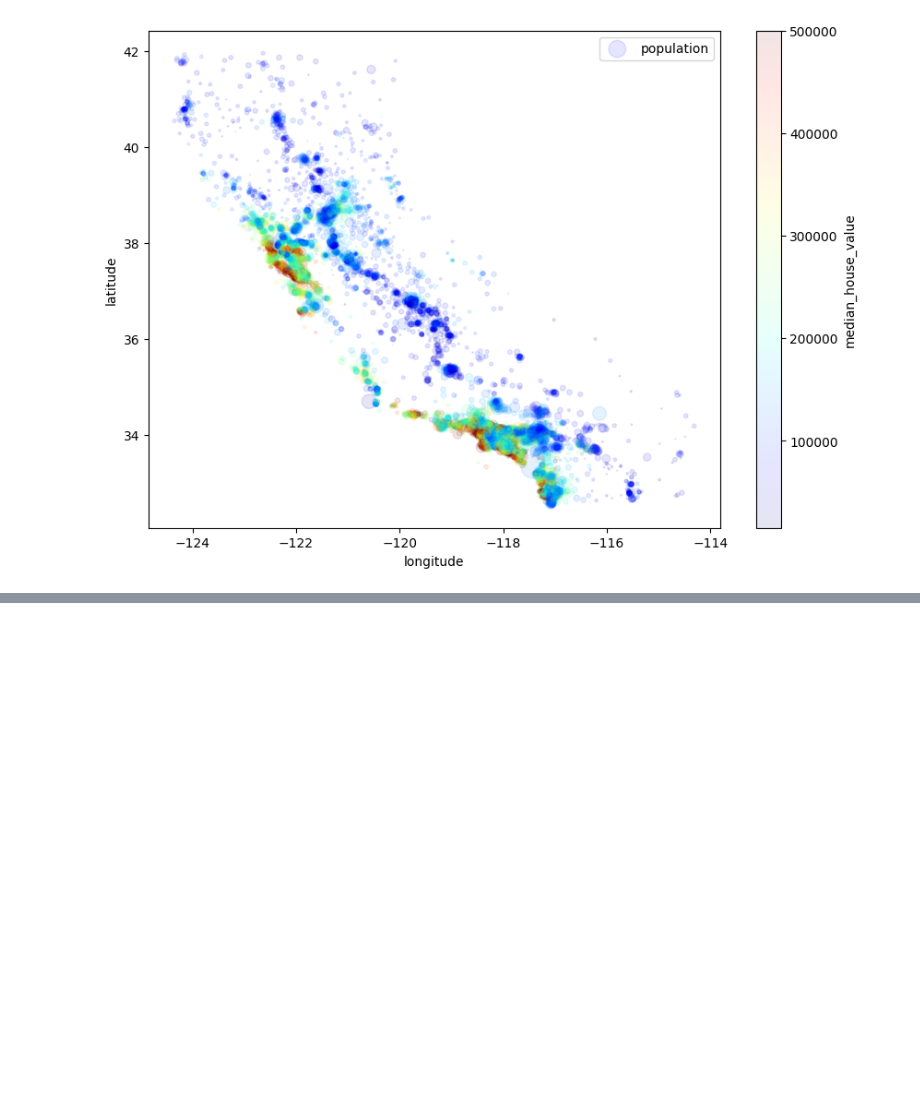
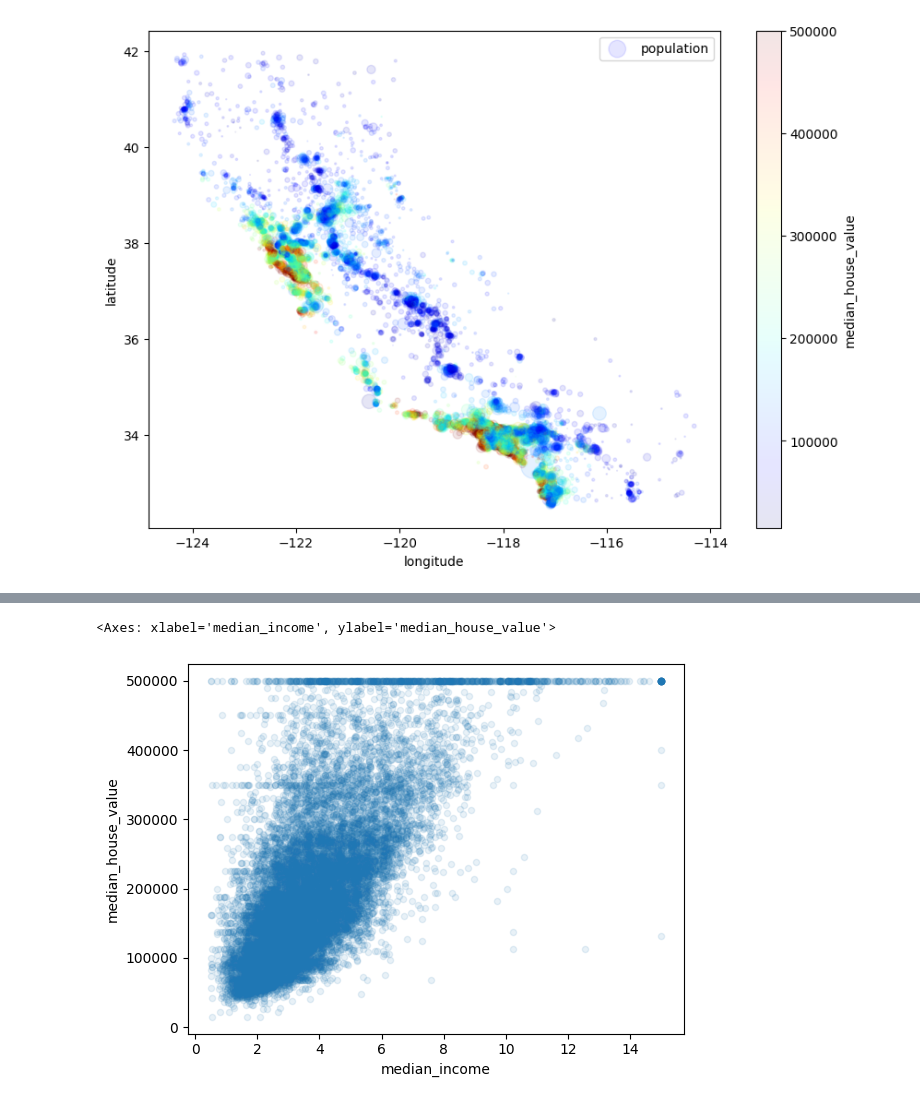
Before and after one commit to AtillaTR/ml-project-1, a Jupyter notebook: housing.ipynb, the cells around one changed output, grey strips where cells are left out. Saved outputs shown, nothing was run; the diff lists cells and outputs as text; code cells hidden in the pictures; blank space fills up the shorter version.

```diff
--- a/housing.ipynb
+++ b/housing.ipynb
@@ -215,0 +239,10 @@ housing.plot(kind='scatter', x='longitude', y='latitude', alpha=0.1,
+# %%
+'''
+1 - We can see a ascendent tendence
+2 - We have limit in 500.000
+3 - we have another constants lines in 450,350, 280 ( i can remove this regions to avoid the algorithm to learn it)
+'''
+housing.plot(kind='scatter', x='median_income', y='median_house_value', alpha=0.1)
+# %% [output]
+<Axes: xlabel='median_income', ylabel='median_house_value'>
+[figure, added]
```
Also changed, not shown: parts of 16 cells of this notebook.
